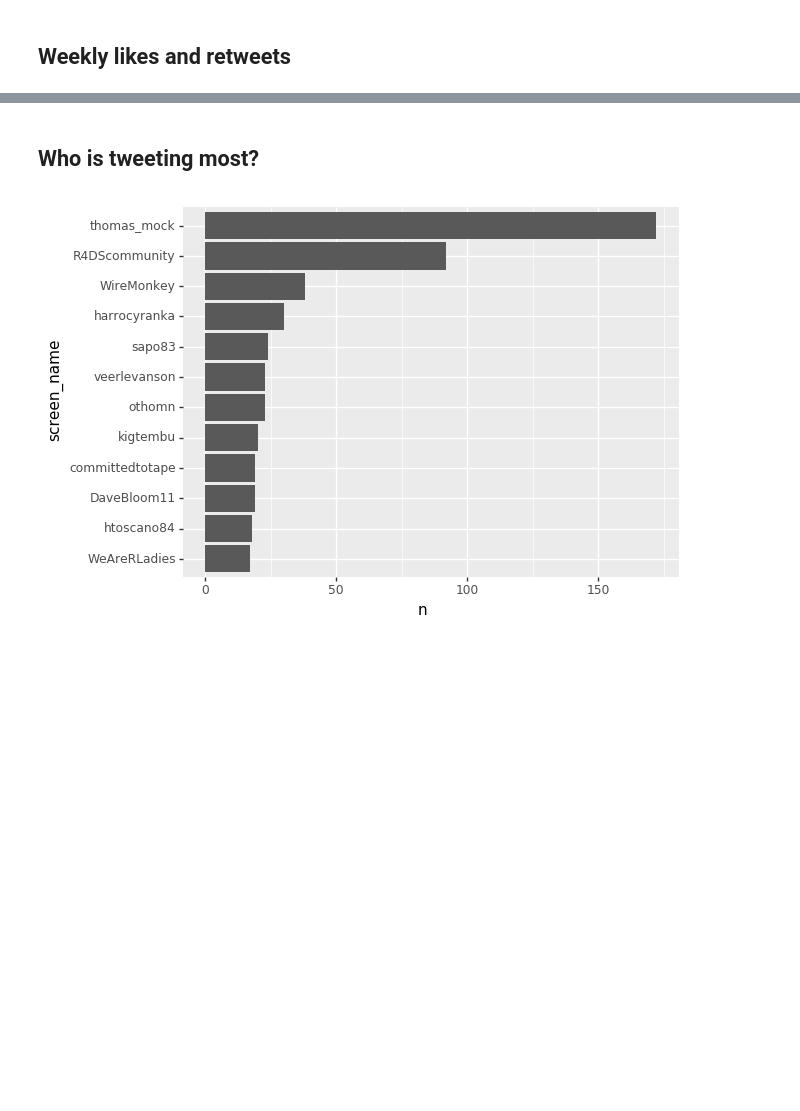
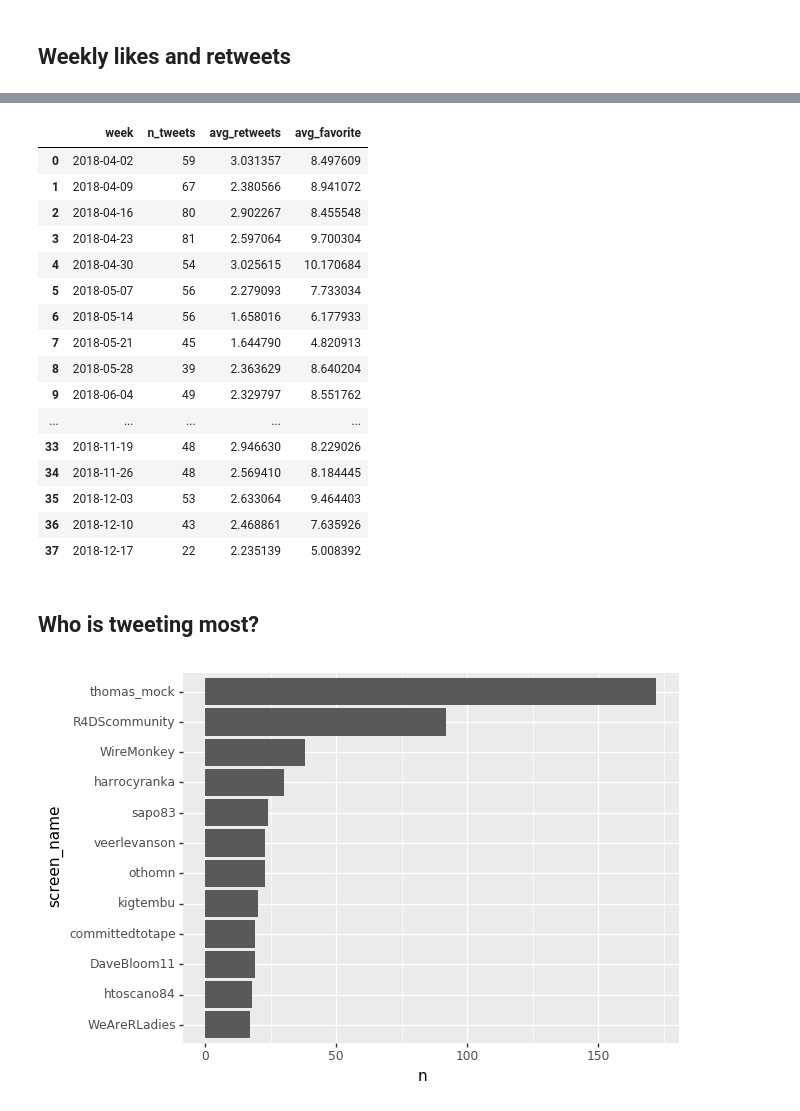
Before and after one commit to machow/tidytuesday-py, a Jupyter notebook: 2019-01-01-tidytues-tweets.ipynb, the cells around one changed output, grey strips where cells are left out. Saved outputs shown, nothing was run; the diff lists cells and outputs as text; code cells hidden in the pictures; blank space fills up the shorter version.

```diff
--- a/2019-01-01-tidytues-tweets.ipynb
+++ b/2019-01-01-tidytues-tweets.ipynb
@@ -103,3 +102,23 @@ week_summary = (df
+# %%
+week_summary
+# %% [output]
+|  | week | n_tweets | avg_retweets | avg_favorite |
+| 0 | 2018-04-02 | 59 | 3.031357 | 8.497609 |
+| 1 | 2018-04-09 | 67 | 2.380566 | 8.941072 |
+| 2 | 2018-04-16 | 80 | 2.902267 | 8.455548 |
+| 3 | 2018-04-23 | 81 | 2.597064 | 9.700304 |
+| 4 | 2018-04-30 | 54 | 3.025615 | 10.170684 |
+| 5 | 2018-05-07 | 56 | 2.279093 | 7.733034 |
+| 6 | 2018-05-14 | 56 | 1.658016 | 6.177933 |
+| 7 | 2018-05-21 | 45 | 1.644790 | 4.820913 |
+| 8 | 2018-05-28 | 39 | 2.363629 | 8.640204 |
+| 9 | 2018-06-04 | 49 | 2.329797 | 8.551762 |
+| ... | ... | ... | ... | ... |
+| 33 | 2018-11-19 | 48 | 2.946630 | 8.229026 |
+| 34 | 2018-11-26 | 48 | 2.569410 | 8.184445 |
+| 35 | 2018-12-03 | 53 | 2.633064 | 9.464403 |
+| 36 | 2018-12-10 | 43 | 2.468861 | 7.635926 |
+| 37 | 2018-12-17 | 22 | 2.235139 | 5.008392 |
 # %% [markdown]
 ## Who is tweeting most?
 # %%
```
Also changed, not shown: parts of 7 cells of this notebook, 6 other files.
